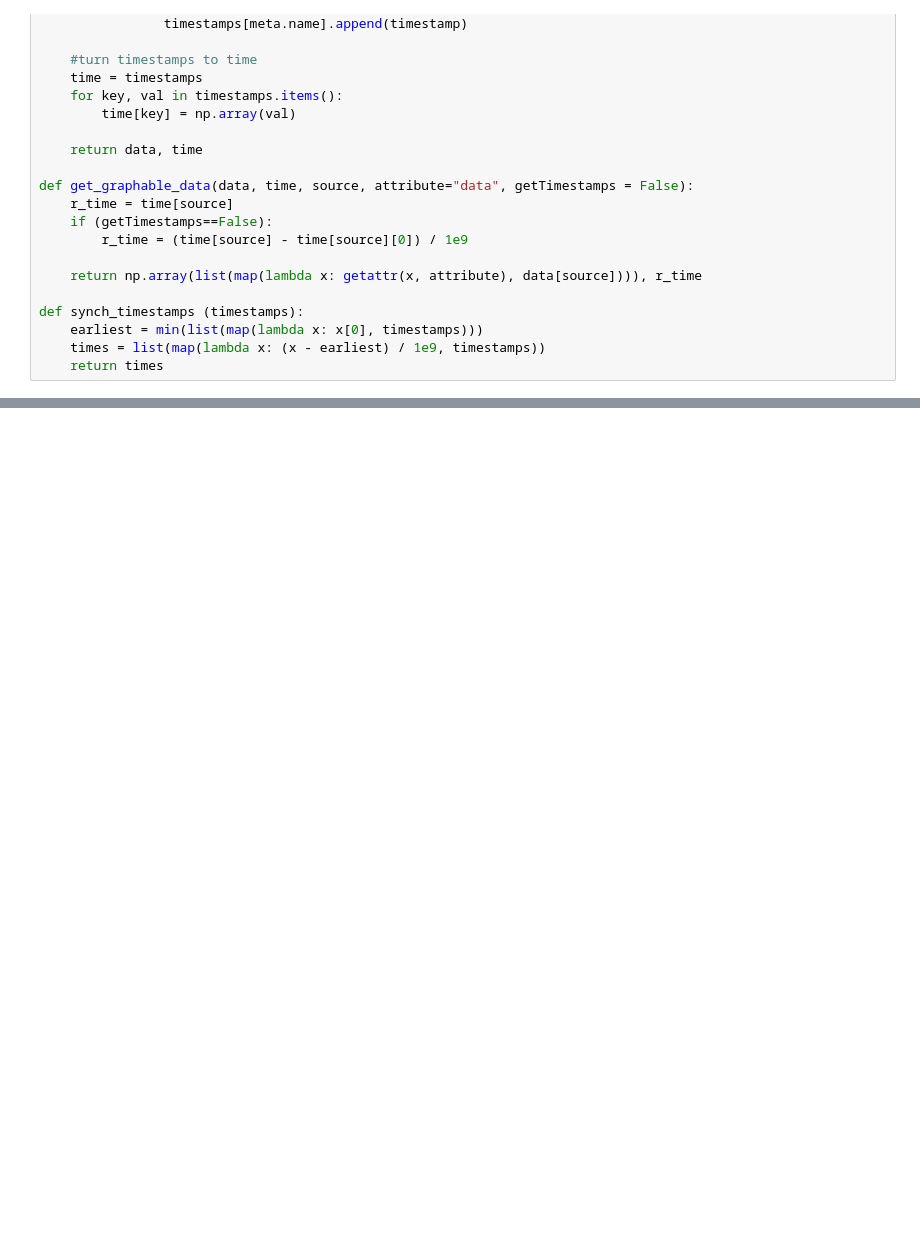
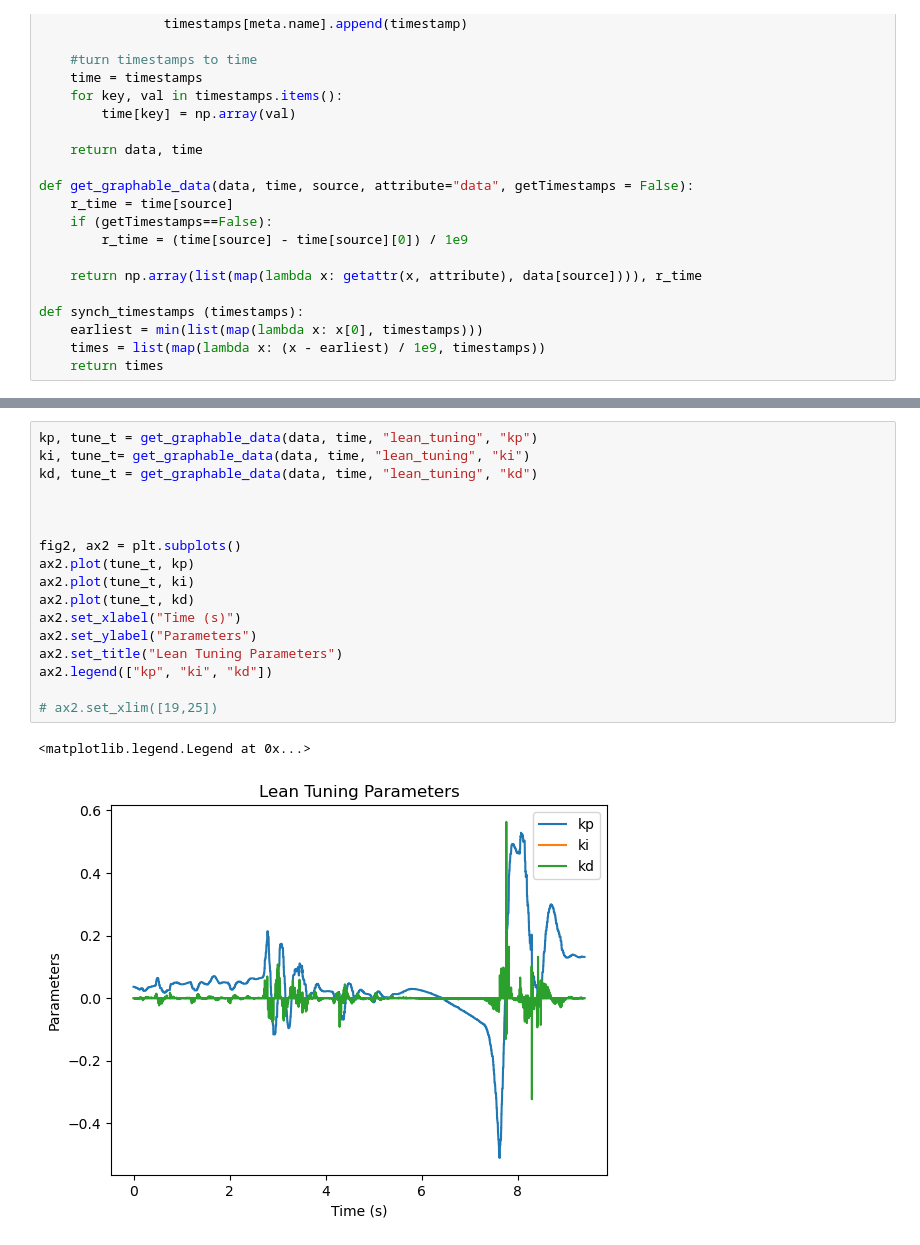
Before and after one commit to Umich-NASA-Big-Idea-Challenge/cargo_beep, a Jupyter notebook: cargo_beep/graph_bags.ipynb, the cells around one changed output, grey strips where cells are left out. Drawn from its saved outputs; the diff is of its cells as text; blank space fills up the shorter version.

```diff
--- a/cargo_beep/graph_bags.ipynb
+++ b/cargo_beep/graph_bags.ipynb
@@ -144,3 +153,23 @@ ax2.legend(["kp", "kd"])
+# %%
+kp, tune_t = get_graphable_data(data, time, "lean_tuning", "kp")
+ki, tune_t= get_graphable_data(data, time, "lean_tuning", "ki")
+kd, tune_t = get_graphable_data(data, time, "lean_tuning", "kd")
+
+
+
+fig2, ax2 = plt.subplots()
+ax2.plot(tune_t, kp)
+ax2.plot(tune_t, ki)
+ax2.plot(tune_t, kd)
+ax2.set_xlabel("Time (s)")
+ax2.set_ylabel("Parameters")
+ax2.set_title("Lean Tuning Parameters")
+ax2.legend(["kp", "ki", "kd"])
+
+# ax2.set_xlim([19,25])
+# %% [output]
+<matplotlib.legend.Legend at 0x...>
+[figure, added]
 # %%
 q_current0, q_current0_t = get_graphable_data(data, time, "motor0", "q_current")
 q_current1, q_current1_t = get_graphable_data(data, time, "motor1", "q_current")
```
Also changed, not shown: parts of 10 cells of this notebook, 3 other files.
